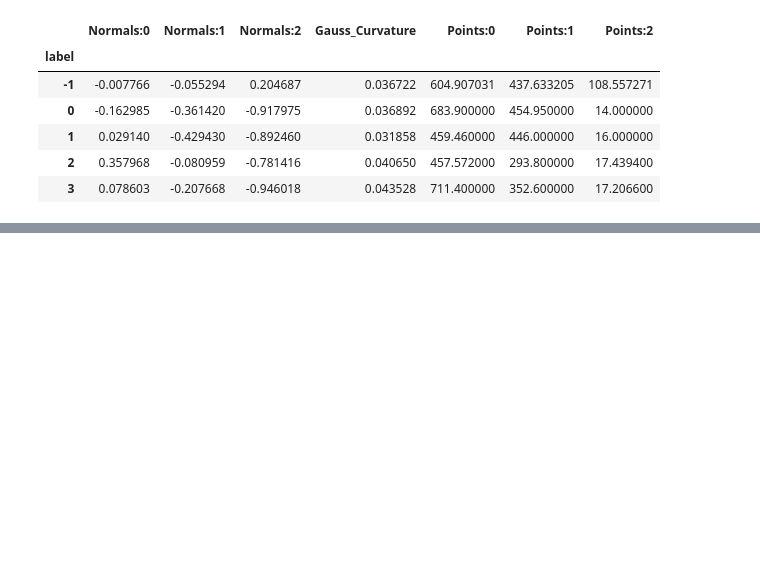
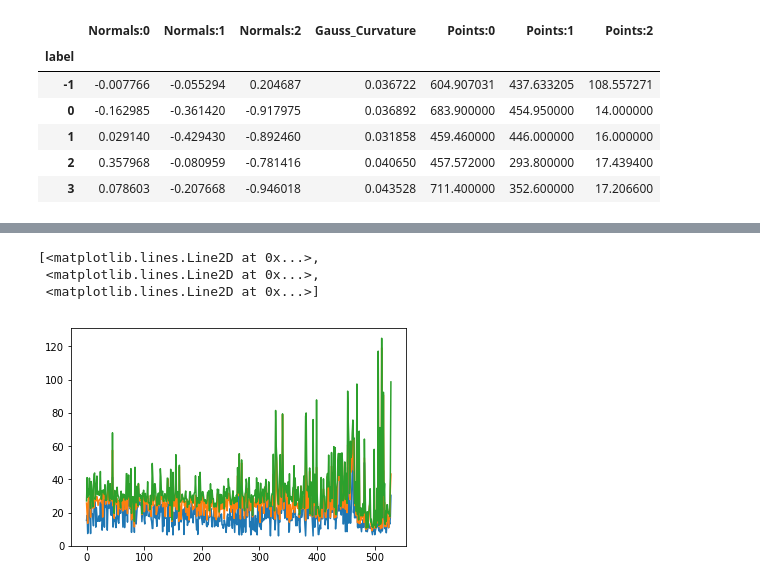
Before and after one commit to fly-eye/pyFlyEye, a Jupyter notebook: surface_processing/Curvature2corners.ipynb, the cells around one changed output, grey strips where cells are left out. Cells and saved outputs as stored; diff of their text form; code cells hidden in the pictures; blank space fills up the shorter version.

```diff
--- a/surface_processing/Curvature2corners.ipynb
+++ b/surface_processing/Curvature2corners.ipynb
@@ -429,0 +689,7 @@ py.iplot(fig,filename='db_centers')
+# %%
+plt.plot(distances[:,1:])
+# %% [output]
+[<matplotlib.lines.Line2D at 0x...>,
+ <matplotlib.lines.Line2D at 0x...>,
+ <matplotlib.lines.Line2D at 0x...>]
+[figure, added]
```
Also changed, not shown: parts of 48 cells of this notebook.
